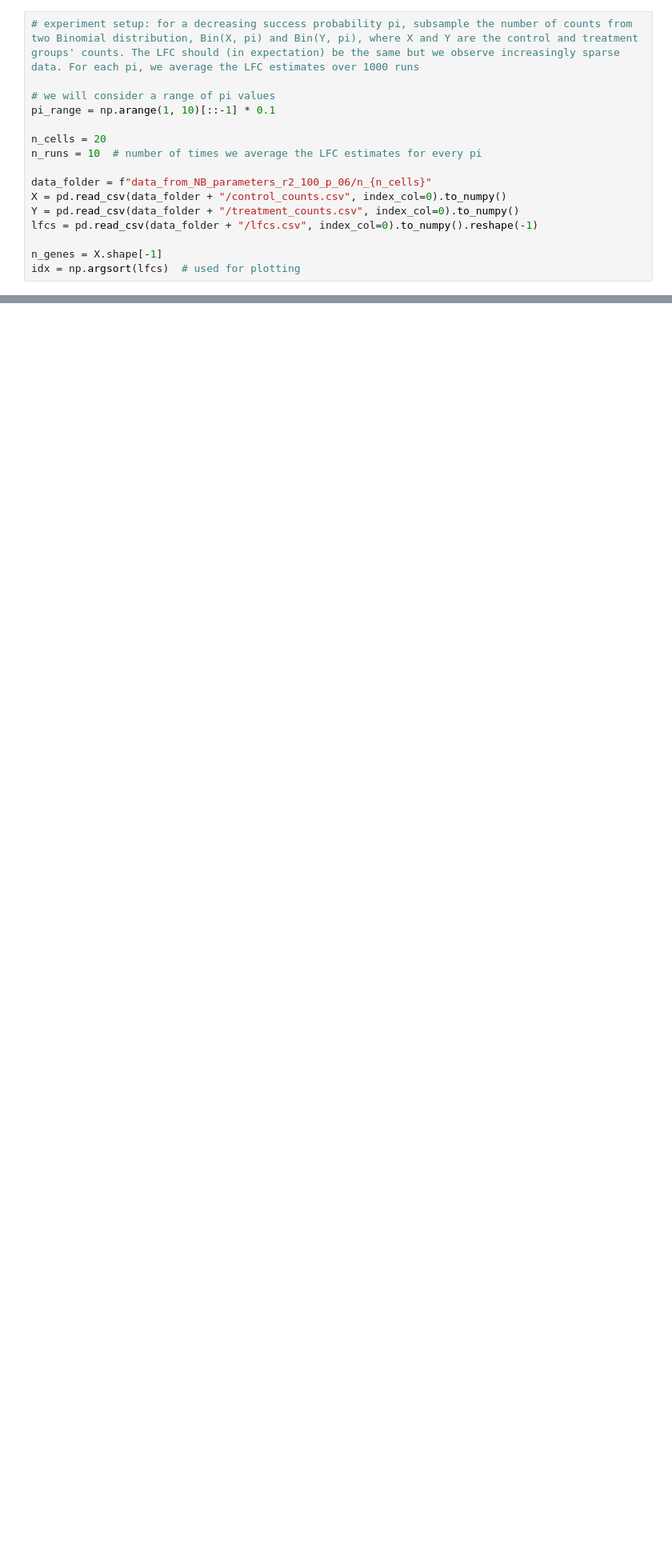
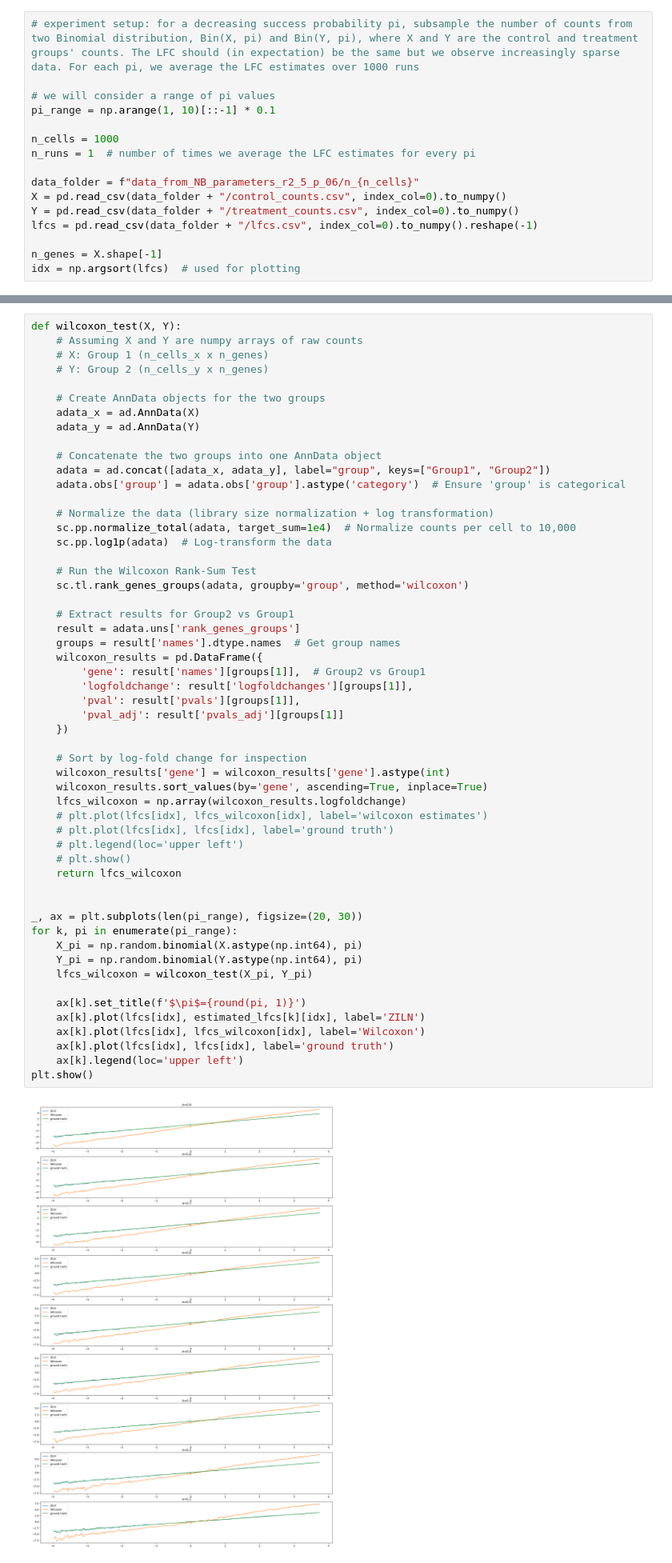
Before and after one commit to okviman/DE-ZILN, a Jupyter notebook: downsampling.ipynb, the cells around one changed output, grey strips where cells are left out. Shown at 80% size. Drawn from its saved outputs; the diff is of its cells as text; blank space fills up the shorter version.

Commit message:
Added the wilcoxon test for the downsampling.ipynb experiment

```diff
--- a/downsampling.ipynb
+++ b/downsampling.ipynb
@@ -13,10 +15,10 @@ import matplotlib.pyplot as plt
 # we will consider a range of pi values
 pi_range = np.arange(1, 10)[::-1] * 0.1
 
-n_cells = 20
-n_runs = 10  # number of times we average the LFC estimates for every pi
+n_cells = 1000
+n_runs = 1  # number of times we average the LFC estimates for every pi
 
-data_folder = f"data_from_NB_parameters_r2_100_p_06/n_{n_cells}"
+data_folder = f"data_from_NB_parameters_r2_5_p_06/n_{n_cells}"
 X = pd.read_csv(data_folder + "/control_counts.csv", index_col=0).to_numpy()
 Y = pd.read_csv(data_folder + "/treatment_counts.csv", index_col=0).to_numpy()
 lfcs = pd.read_csv(data_folder + "/lfcs.csv", index_col=0).to_numpy().reshape(-1)
@@ -68,0 +80,56 @@ plt.show()
+# %%
+def wilcoxon_test(X, Y):
+    # Assuming X and Y are numpy arrays of raw counts
+    # X: Group 1 (n_cells_x x n_genes)
+    # Y: Group 2 (n_cells_y x n_genes)
+
+    # Create AnnData objects for the two groups
+    adata_x = ad.AnnData(X)
+    adata_y = ad.AnnData(Y)
+
+    # Concatenate the two groups into one AnnData object
+    adata = ad.concat([adata_x, adata_y], label="group", keys=["Group1", "Group2"])
+    adata.obs['group'] = adata.obs['group'].astype('category')  # Ensure 'group' is categorical
+
+    # Normalize the data (library size normalization + log transformation)
+    sc.pp.normalize_total(adata, target_sum=1e4)  # Normalize counts per cell to 10,000
+    sc.pp.log1p(adata)  # Log-transform the data
+
+    # Run the Wilcoxon Rank-Sum Test
+    sc.tl.rank_genes_groups(adata, groupby='group', method='wilcoxon')
+
+    # Extract results for Group2 vs Group1
+    result = adata.uns['rank_genes_groups']
+    groups = result['names'].dtype.names  # Get group names
+    wilcoxon_results = pd.DataFrame({
+        'gene': result['names'][groups[1]],  # Group2 vs Group1
+        'logfoldchange': result['logfoldchanges'][groups[1]],
+        'pval': result['pvals'][groups[1]],
+        'pval_adj': result['pvals_adj'][groups[1]]
+    })
+
+    # Sort by log-fold change for inspection
+    wilcoxon_results['gene'] = wilcoxon_results['gene'].astype(int)
+    wilcoxon_results.sort_values(by='gene', ascending=True, inplace=True)
+    lfcs_wilcoxon = np.array(wilcoxon_results.logfoldchange)
+    # plt.plot(lfcs[idx], lfcs_wilcoxon[idx], label='wilcoxon estimates')
+    # plt.plot(lfcs[idx], lfcs[idx], label='ground truth')
+    # plt.legend(loc='upper left')
+    # plt.show()
+    return lfcs_wilcoxon
+
+
+_, ax = plt.subplots(len(pi_range), figsize=(20, 30))
+for k, pi in enumerate(pi_range):
+    X_pi = np.random.binomial(X.astype(np.int64), pi)
+    Y_pi = np.random.binomial(Y.astype(np.int64), pi)
+    lfcs_wilcoxon = wilcoxon_test(X_pi, Y_pi)
+
+    ax[k].set_title(f'$\pi$={round(pi, 1)}')
+    ax[k].plot(lfcs[idx], estimated_lfcs[k][idx], label='ZILN')
+    ax[k].plot(lfcs[idx], lfcs_wilcoxon[idx], label='Wilcoxon')
+    ax[k].plot(lfcs[idx], lfcs[idx], label='ground truth')
+    ax[k].legend(loc='upper left')
+plt.show()
+# %% [output]
+[figure, added]
```
Also changed, not shown: parts of 3 cells of this notebook.
